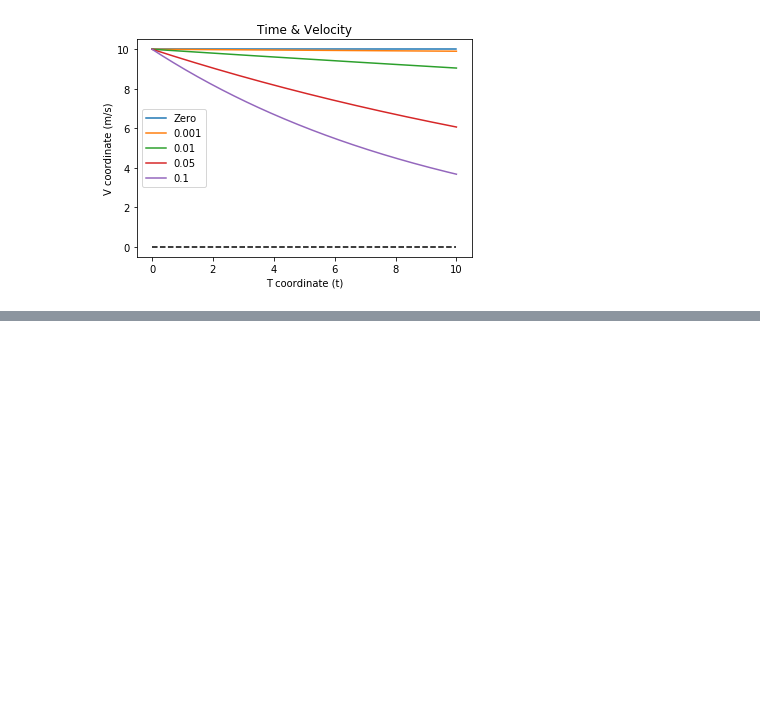
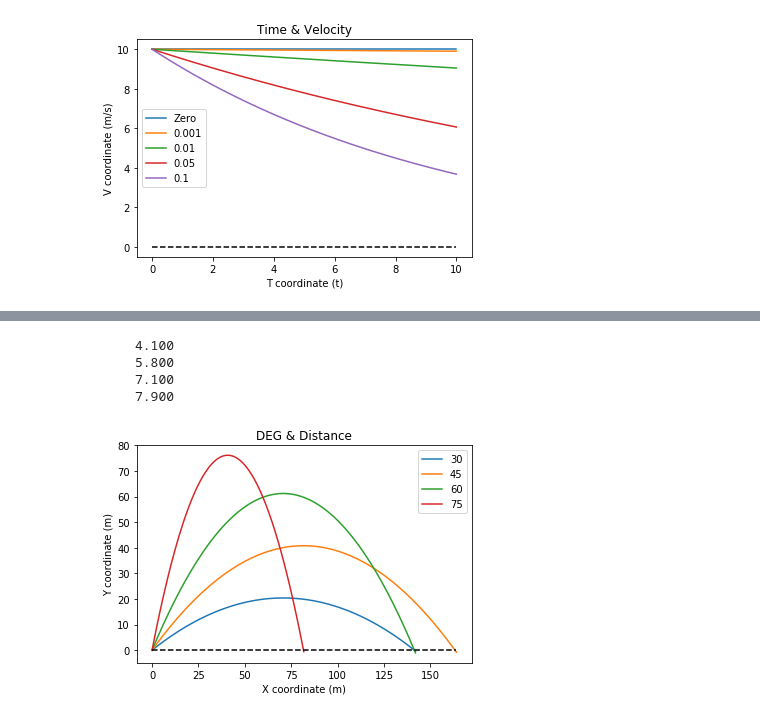
Before and after one commit to Dcal-dev/For-Study, a Jupyter notebook: For_Study_Dynamics.ipynb, the cells around one changed output, grey strips where cells are left out. Drawn from its saved outputs; the diff is of its cells as text; code cells hidden in the pictures; blank space fills up the shorter version.

```diff
--- a/For_Study_Dynamics.ipynb
+++ b/For_Study_Dynamics.ipynb
@@ -146,0 +302,68 @@ if __name__ == '__main__':
+# %%
+#자 이제 클레스를 사용해서 만들어 보자.
+import matplotlib.pyplot as plt
+import numpy as np
+from math import exp, sin, cos, radians, pi
+class pow:
+    def __init__(self,x0,y0,v0,deg):
+        self.theta=deg*pi/180
+        self.v=v0*np.array([cos(self.theta),sin(self.theta)])
+        self.a=np.array([0,-9.8])
+        self.t=0
+        self.x=x0
+        self.y=y0
+        self.DP=np.array([x0,y0])
+
+        self.xarr=[self.DP[0]]
+        self.yarr=[self.DP[1]]
+
+    def updateDP(self,t):
+        self.DP=self.v*t+0.5*self.a*t**2
+        return self.DP[0],self.DP[1]
+
+    def step(self,dt):
+        self.t=self.t+dt
+        self.x,self.y=self.updateDP(self.t)
+        self.xarr.append(self.x)
+        self.yarr.append(self.y)
+        return
+
+def MS(x0,y0,v0,deg):
+    POW=pow(x0,y0,v0,deg)
+    dt=0.05
+    while POW.y>=0:
+        POW.step(dt)
+    return POW.xarr,POW.yarr,POW.t
+
+
+def main():
+    x0=0
+    y0=0
+    v0=40
+
+    X30,Y30,T30=MS(x0,y0,v0,30)
+    X45,Y45,T45=MS(x0,y0,v0,45)
+    X60,Y60,T60=MS(x0,y0,v0,60)
+    X75,Y75,T75=MS(x0,y0,v0,75)
+    plt.figure()
+    plt.title("DEG & Distance")
+
+    plt.xlabel('X coordinate (m)')
+    plt.ylabel('Y coordinate (m)')
+
+    plt.plot(X30,Y30, X45,Y45, X60,Y60, X75,Y75,
+             [0, X45[-1]], [0, 0],'k--')
+    plt.legend(['30','45','60','75'])
+    for X in [T30,T45,T60,T75]:
+        print("%10.3f"%X)
+    plt.show()
+
+
+if __name__=='__main__':
+    main()
+# %% [output]
+     4.100
+     5.800
+     7.100
+     7.900
+[figure, added]
```
Also changed, not shown: parts of 33 cells of this notebook.
